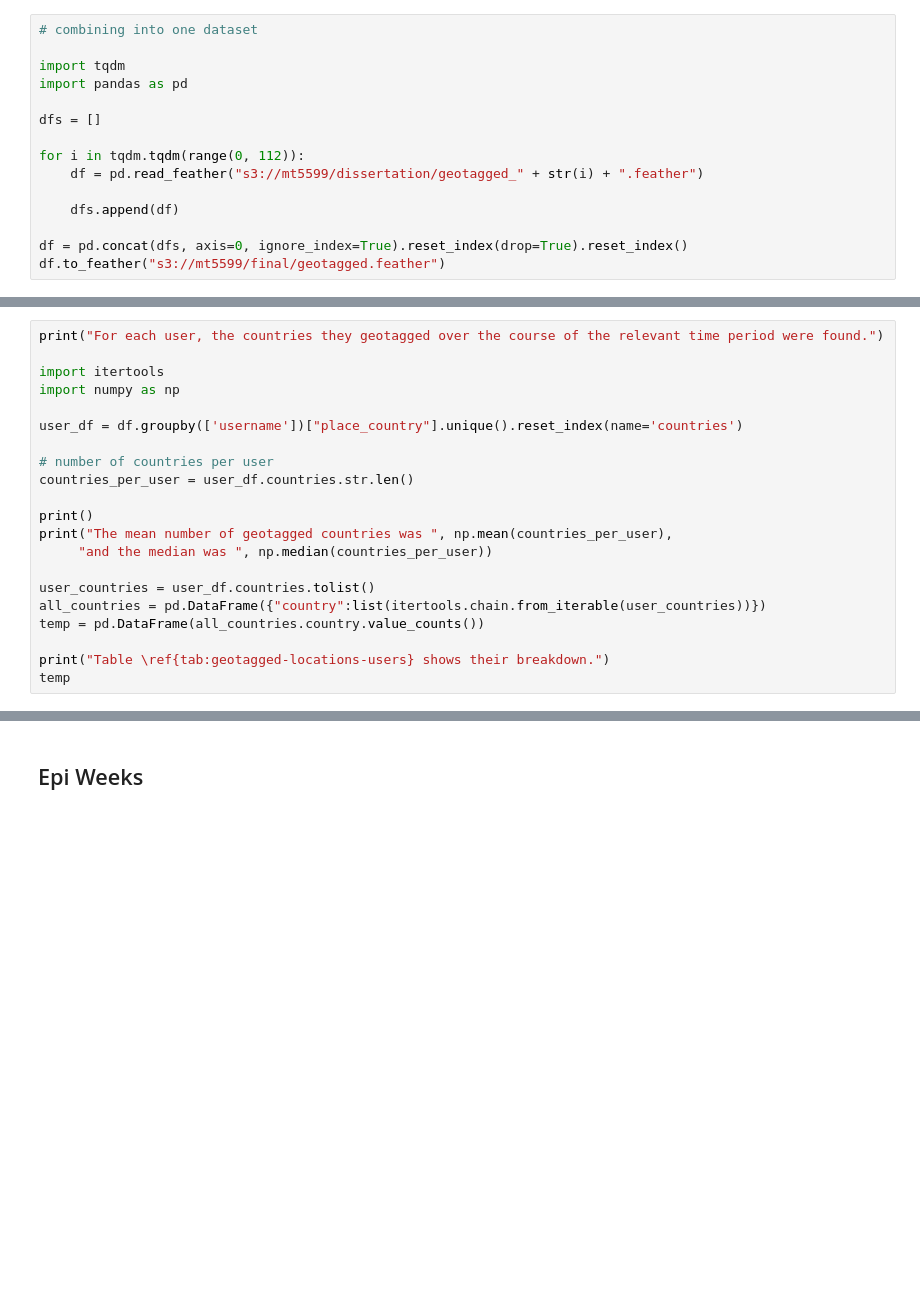
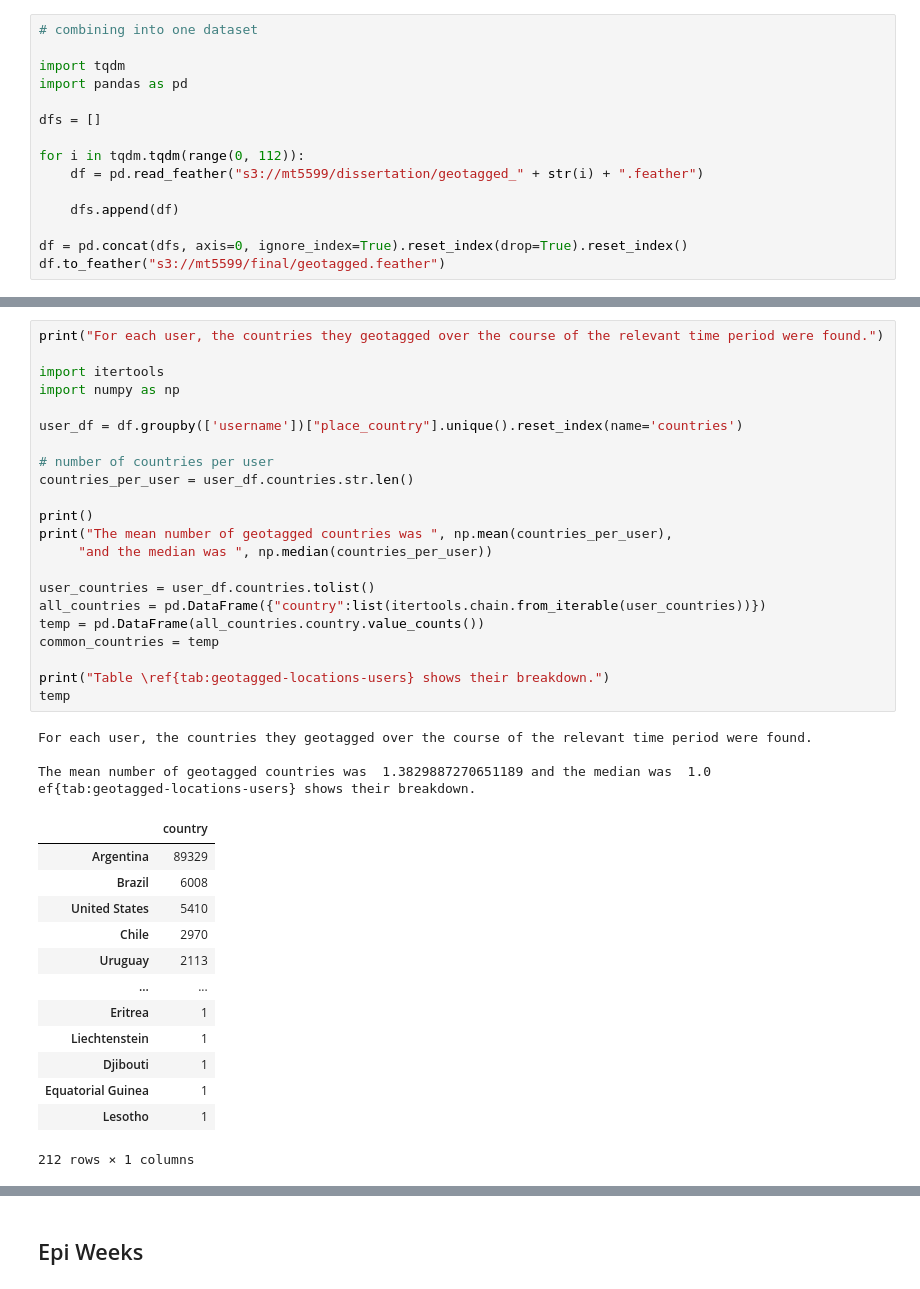
Before and after one commit to elizaveta-abel/MT5599-AWS, a Jupyter notebook: time_series/results/geotagged.ipynb, the cells around one changed output, grey strips where cells are left out. Cells and saved outputs as stored; diff of their text form; blank space fills up the shorter version.

```diff
--- a/time_series/results/geotagged.ipynb
+++ b/time_series/results/geotagged.ipynb
@@ -157,24 +184,43 @@ vc
 # %%
 print("For each user, the countries they geotagged over the course of the relevant time period were found.")
 
 import itertools
 import numpy as np
 
 user_df = df.groupby(['username'])["place_country"].unique().reset_index(name='countries')
 
 # number of countries per user
 countries_per_user = user_df.countries.str.len()
 
 print()
 print("The mean number of geotagged countries was ", np.mean(countries_per_user),
      "and the median was ", np.median(countries_per_user))
 
 user_countries = user_df.countries.tolist()
 all_countries = pd.DataFrame({"country":list(itertools.chain.from_iterable(user_countries))})
 temp = pd.DataFrame(all_countries.country.value_counts())
+common_countries = temp
 
 print("Table \ref{tab:geotagged-locations-users} shows their breakdown.")
 temp
+# %% [output]
+For each user, the countries they geotagged over the course of the relevant time period were found.
+
+The mean number of geotagged countries was  1.3829887270651189 and the median was  1.0
+ef{tab:geotagged-locations-users} shows their breakdown.
+|  | country |
+| Argentina | 89329 |
+| Brazil | 6008 |
+| United States | 5410 |
+| Chile | 2970 |
+| Uruguay | 2113 |
+| ... | ... |
+| Eritrea | 1 |
+| Liechtenstein | 1 |
+| Djibouti | 1 |
+| Equatorial Guinea | 1 |
+| Lesotho | 1 |
+212 rows × 1 columns
 # %%
 # ARGENTINA - tweets
 
```
Also changed, not shown: parts of 13 cells of this notebook, 4 other files.
